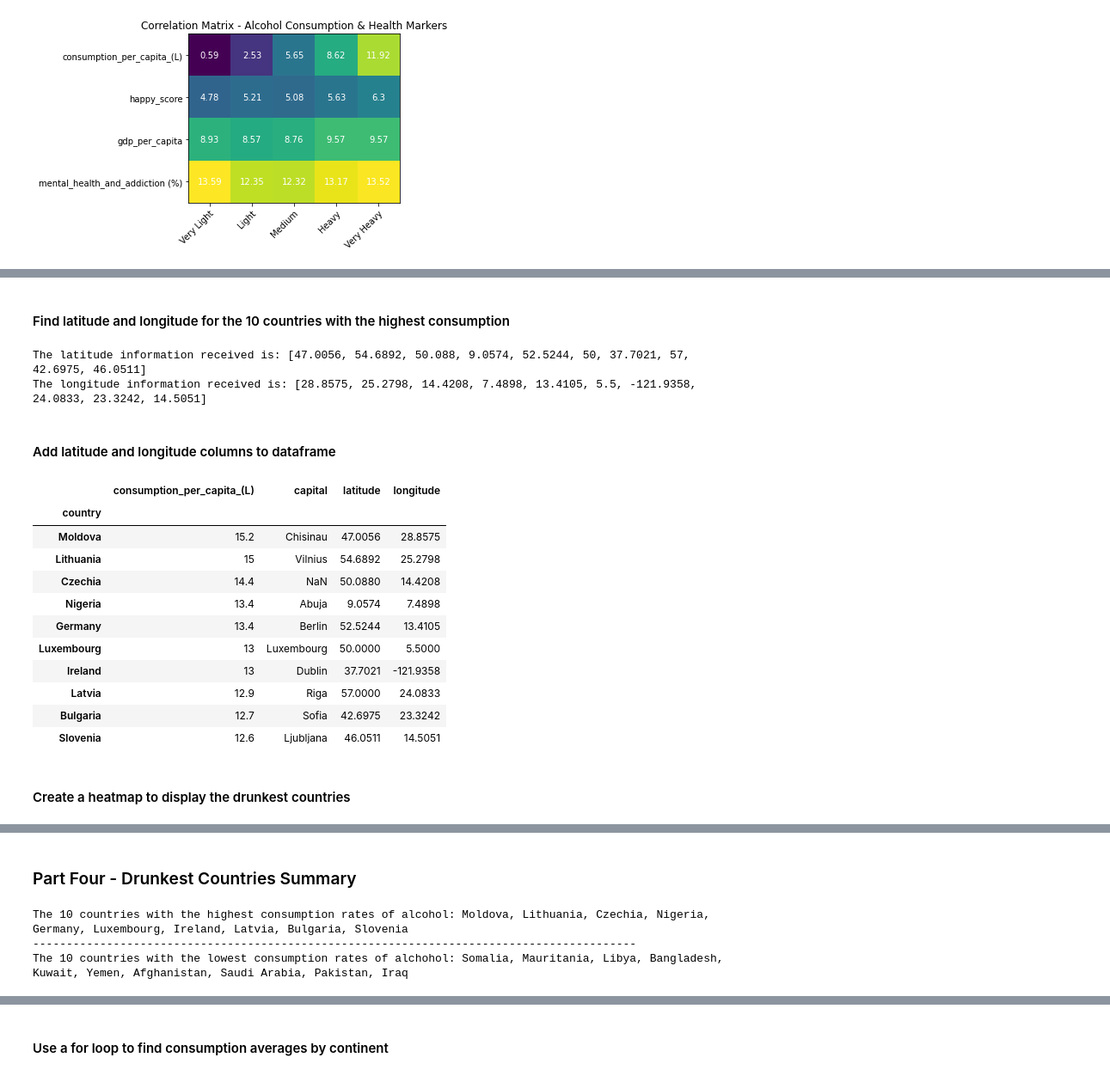
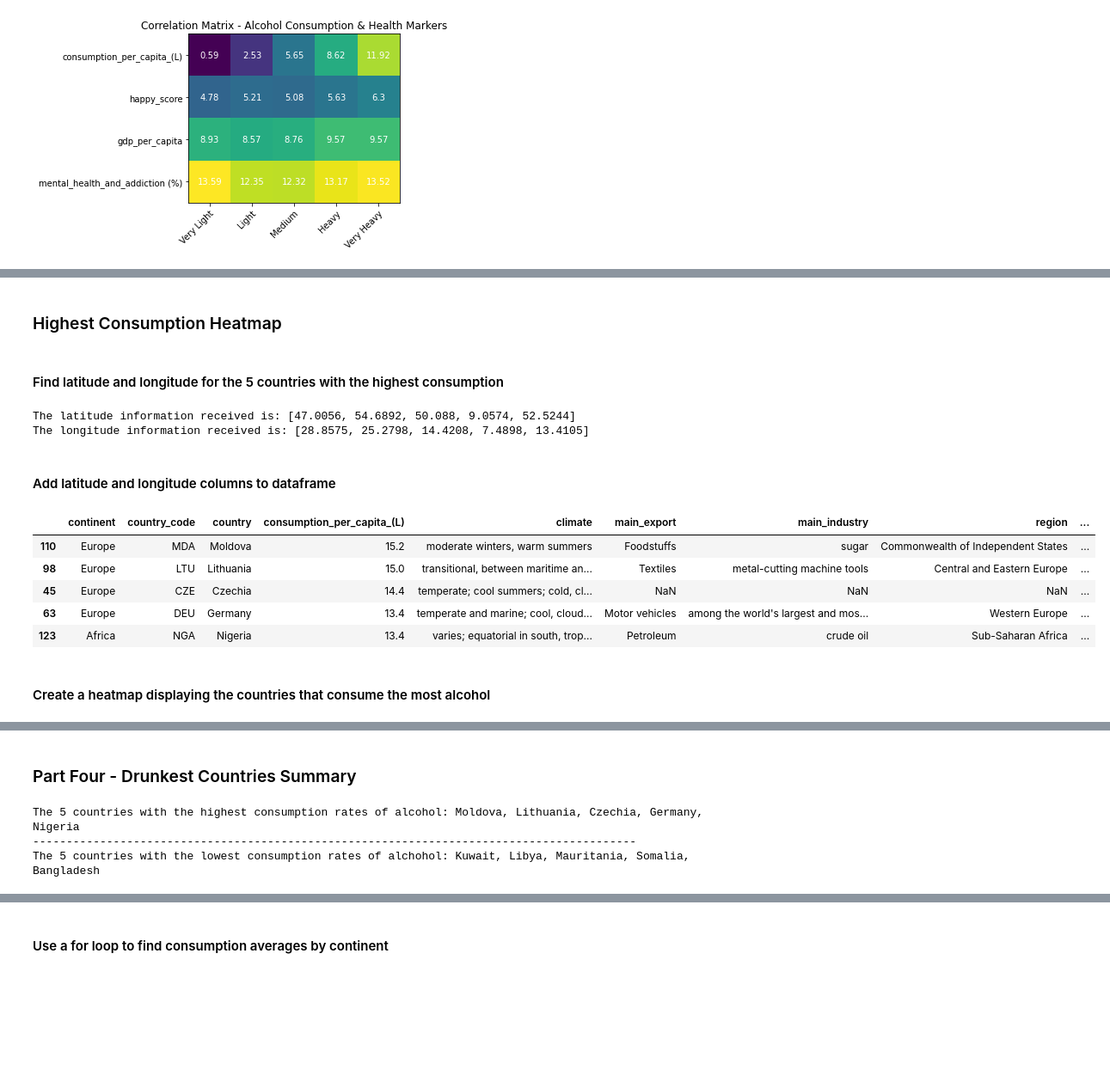
Before and after one commit to reccleston/data-analysis-project-1, a Jupyter notebook: Merged/Alison + Stephen.ipynb, the cells around one changed output, grey strips where cells are left out. Shown at 86% size. Saved outputs shown, nothing was run; the diff lists cells and outputs as text; code cells hidden in the pictures; blank space fills up the shorter version.

```diff
--- a/Merged/Alison + Stephen.ipynb
+++ b/Merged/Alison + Stephen.ipynb
@@ -32,0 +29,9 @@ df.head()
+# %%
+# Drop duplicate indexes
+df.drop('Unnamed: 0', axis=1, inplace=True)
+df.drop('index', axis=1, inplace=True)
+df.drop('code', axis=1, inplace=True)
+
+# Display first five records of dataframe
+df_copy = df
+df.head()
@@ -319,23 +427,12 @@ plt.show()
 # %%
-#country_mask = df.groupby("country")
-#country_subset = country_mask.first()
+high_consumption = df.sort_values([("consumption_per_capita_(L)")], ascending=False).head(n=5)
+high_consumption.reset_index()
+
+capitals = high_consumption['capital'].tolist()
+capitals
 
 
-high_consumption = country_subset.sort_values([("consumption_per_capita_(L)")], ascending=False).head(n=5)
-high_consumption.reset_index()
+most_alcohol = high_consumption["country"].tolist()
 
-#high_consumption_series = high_consumption["consumption_per_capita_(L)"], high_consumption["capital"]
-
-#high_consumption_df = pd.DataFrame(high_consumption_series)
-#high_consumption_df = high_consumption_df.transpose()
-
-#most_alcohol = high_consumption_df.index.tolist()
-
-#print("The countries with the highest consumption rates are " + ", ".join(most_alcohol))
-
-#capitals = high_consumption_df['capital'].tolist()
-
-#capitals
-
-#high_consumption_df.head()
+print("The countries with the highest consumption rates: " + ", ".join(most_alcohol))
 # %% [output]
@@ -430,5 +479,7 @@ The countries with the lowest consumption rates are Somalia, Mauritania, Libya,
+# %% [markdown]
+### Highest Consumption Heatmap
 # %% [markdown]
-#### Find latitude and longitude for the 10 countries with the highest consumption
+#### Find latitude and longitude for the 5 countries with the highest consumption
 # %%
 # Save config information.
 url = "http://api.openweathermap.org/data/2.5/weather?"
@@ -438,10 +489,10 @@ units = "metric"
 query_url = f"{url}appid={weather_key}&units={units}&q="
 # %%
 # Convert capital column to list
-capitals = high_consumption_df['capital'].tolist()
+capitals = high_consumption['capital'].tolist()
 
 # Create container for list of capitals
-cities = ['Chisinau','Vilnius','Prague','Abuja','Berlin','Luxembourg','Dublin','Riga','Sofia','Ljubljana']
+cities = ['Chisinau','Vilnius','Prague','Abuja','Berlin']
 
 # Set up lists to hold reponse info
 lat = []
@@ -456,30 +507,24 @@ for city in cities:
 print(f"The latitude information received is: {lat}")
 print(f"The longitude information received is: {lon}")
 # %% [output]
-The latitude information received is: [47.0056, 54.6892, 50.088, 9.0574, 52.5244, 50, 37.7021, 57, 42.6975, 46.0511]
-The longitude information received is: [28.8575, 25.2798, 14.4208, 7.4898, 13.4105, 5.5, -121.9358, 24.0833, 23.3242, 14.5051]
+The latitude information received is: [47.0056, 54.6892, 50.088, 9.0574, 52.5244]
+The longitude information received is: [28.8575, 25.2798, 14.4208, 7.4898, 13.4105]
 # %% [markdown]
 #### Add latitude and longitude columns to dataframe
 # %%
-high_consumption_df['latitude'] = lat
-high_consumption_df['longitude'] = lon
+high_consumption['latitude'] = lat
+high_consumption['longitude'] = lon
 
-high_consumption_df
+high_consumption
 # %% [output]
-|  | consumption_per_capita_(L) | capital | latitude | longitude |
-| country |  |  |  |  |
-| Moldova | 15.2 | Chisinau | 47.0056 | 28.8575 |
-| Lithuania | 15 | Vilnius | 54.6892 | 25.2798 |
-| Czechia | 14.4 | NaN | 50.0880 | 14.4208 |
-| Nigeria | 13.4 | Abuja | 9.0574 | 7.4898 |
-| Germany | 13.4 | Berlin | 52.5244 | 13.4105 |
-| Luxembourg | 13 | Luxembourg | 50.0000 | 5.5000 |
-| Ireland | 13 | Dublin | 37.7021 | -121.9358 |
-| Latvia | 12.9 | Riga | 57.0000 | 24.0833 |
-| Bulgaria | 12.7 | Sofia | 42.6975 | 23.3242 |
-| Slovenia | 12.6 | Ljubljana | 46.0511 | 14.5051 |
+|  | continent | country_code | country | consumption_per_capita_(L) | climate | main_export | main_industry | region | ... |
+| 110 | Europe | MDA | Moldova | 15.2 | moderate winters, warm summers | Foodstuffs | sugar | Commonwealth of Independent States | ... |
+| 98 | Europe | LTU | Lithuania | 15.0 | transitional, between maritime an... | Textiles | metal-cutting machine tools | Central and Eastern Europe | ... |
+| 45 | Europe | CZE | Czechia | 14.4 | temperate; cool summers; cold, cl... | NaN | NaN | NaN | ... |
+| 63 | Europe | DEU | Germany | 13.4 | temperate and marine; cool, cloud... | Motor vehicles | among the world's largest and mos... | Western Europe | ... |
+| 123 | Africa | NGA | Nigeria | 13.4 | varies; equatorial in south, trop... | Petroleum | crude oil | Sub-Saharan Africa | ... |
 # %% [markdown]
-#### Create a heatmap to display the drunkest countries
+#### Create a heatmap displaying the countries that consume the most alcohol
 # %%
 # Configure gmaps with API key
 gmaps.configure(api_key=g_key)
@@ -500,10 +545,10 @@ fig
 # %% [markdown]
 ### Part Four - Drunkest Countries Summary
 # %%
-print("The 10 countries with the highest consumption rates of alcohol: " + ", ".join(most_alcohol))
+print("The 5 countries with the highest consumption rates of alcohol: " + ", ".join(most_alcohol))
 print("------------------------------------------------------------------------------------------")
-print("The 10 countries with the lowest consumption rates of alchohol: " + ", ".join(least_alcohol))
+print("The 5 countries with the lowest consumption rates of alchohol: " + ", ".join(least_alcohol))
 # %% [output]
-The 10 countries with the highest consumption rates of alcohol: Moldova, Lithuania, Czechia, Nigeria, Germany, Luxembourg, Ireland, Latvia, Bulgaria, Slovenia
+The 5 countries with the highest consumption rates of alcohol: Moldova, Lithuania, Czechia, Germany, Nigeria
 ------------------------------------------------------------------------------------------
-The 10 countries with the lowest consumption rates of alchohol: Somalia, Mauritania, Libya, Bangladesh, Kuwait, Yemen, Afghanistan, Saudi Arabia, Pakistan, Iraq
+The 5 countries with the lowest consumption rates of alchohol: Kuwait, Libya, Mauritania, Somalia, Bangladesh
```
Also changed, not shown: parts of 49 cells of this notebook.
